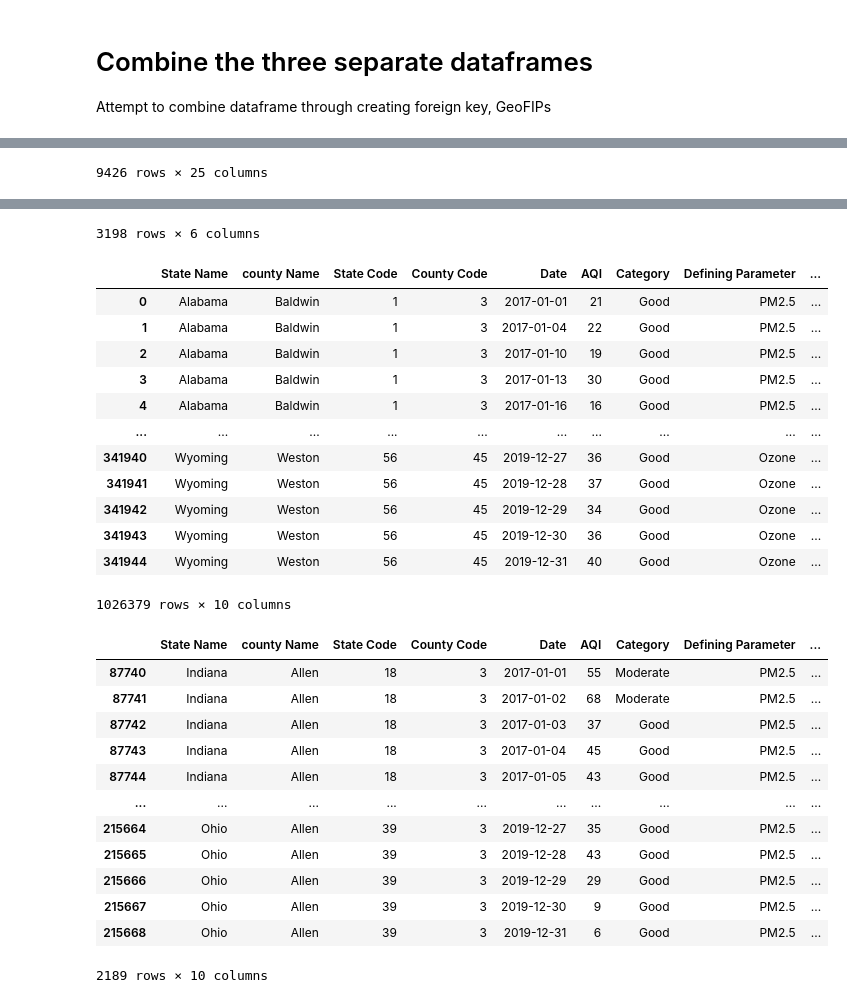
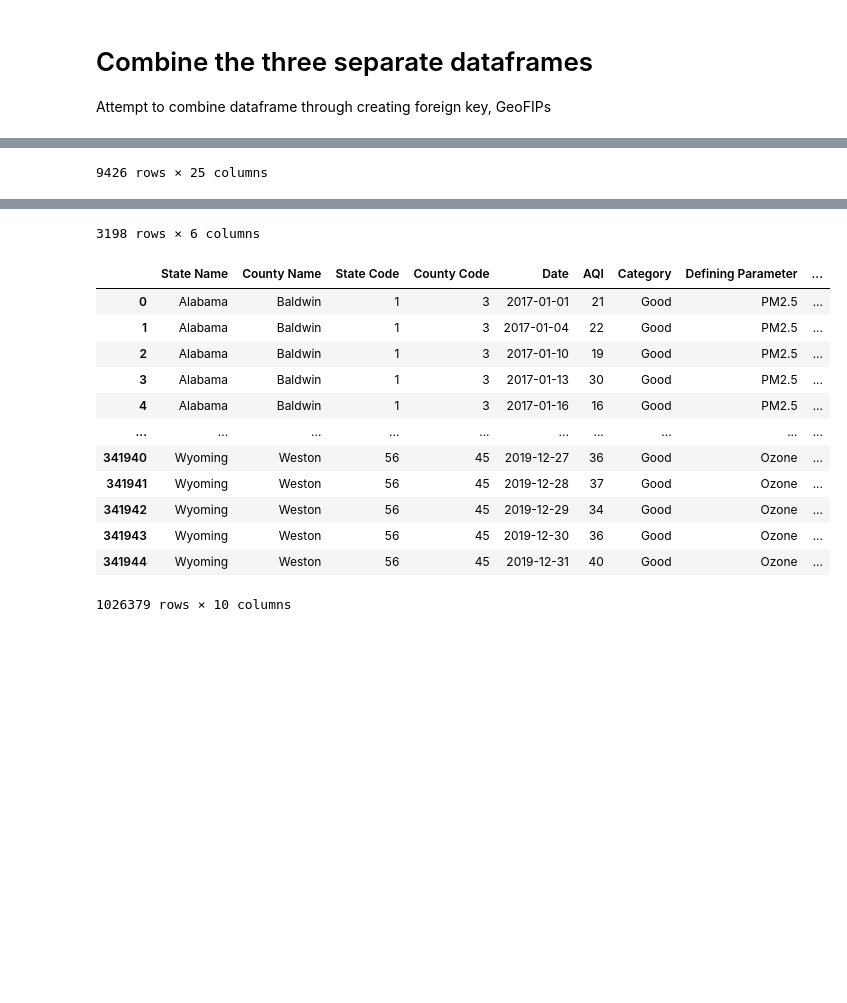
Before and after one commit to willkchan/Pollution-Forecast, a Jupyter notebook: src/preparation/Data_Wrangling.ipynb, the cells around one changed output, grey strips where cells are left out. Cells and saved outputs as stored; diff of their text form; code cells hidden in the pictures; blank space fills up the shorter version.

```diff
--- a/src/preparation/Data_Wrangling.ipynb
+++ b/src/preparation/Data_Wrangling.ipynb
@@ -194,6 +194,7 @@ Combine the aqi pollution years together
 # daily_aqi_by_county_2017.Category.unique()
 # daily_aqi_by_county_2018.head()
 county_daily_aqi_by_2017_2019 = pd.concat([daily_aqi_by_county_2017, daily_aqi_by_county_2018, daily_aqi_by_county_2019], axis=0)
-# daily_aqi_by_county_2017
+
+county_daily_aqi_by_2017_2019.rename(columns={'county Name':'County Name'}, inplace=True)
 county_daily_aqi_by_2017_2019
 # %% [output]
@@ -232,0 +216,5 @@ memory usage: 86.1+ MB
+# %%
+# county_daily_aqi_by_2017_2019.info()
+type(county_daily_aqi_by_2017_2019.Date.values[1])
+county_daily_aqi_by_2017_2019.Date = pd.to_datetime(county_daily_aqi_by_2017_2019.Date)
+type(county_daily_aqi_by_2017_2019.Date.values[1])
@@ -268,10 +263,9 @@ county_ethnicities_2017_2019 = remove_col(county_ethnicities_2017_2019, 'AGEGRP'
 # %% [markdown]
 Need to reduce ethnicity columns by combining similar or dropping irrelevant columns
 # %%
-# find way to bin for every number of rows
-ethnicites = list(county_ethnicities_2017_2019.iloc[:, 20:29])
-ethnicites.extend(list(county_ethnicities_2017_2019.iloc[:, 32:54]))
-ethnicites.extend(list(county_ethnicities_2017_2019.iloc[:, 56:]))
-county_ethnicities_2017_2019 = remove_col(county_ethnicities_2017_2019, ethnicites)
+ethnicities = list(county_ethnicities_2017_2019.iloc[:, 20:29])
+ethnicities.extend(list(county_ethnicities_2017_2019.iloc[:, 32:54]))
+ethnicities.extend(list(county_ethnicities_2017_2019.iloc[:, 56:]))
+county_ethnicities_2017_2019 = remove_col(county_ethnicities_2017_2019, ethnicities)
 
 # can add columns
@@ -298,37 +292,36 @@ Attempt to combine dataframe through creating foreign key, GeoFIPs
 display(county_ethnicities_2017_2019)
 display(county_personal_incomes_2017_2019)
 display(county_daily_aqi_by_2017_2019)
-display(county_daily_aqi_by_2017_2019.loc[county_daily_aqi_by_2017_2019['county Name'] == 'Allen'])
 # print(county_ethnicities_2017_2019.loc[county_ethnicities_2017_2019.COUNTY == 3])
 # make a foreign key to link them all up
 # %% [output]
 |  | STATE | COUNTY | STNAME | CTYNAME | YEAR | TOT_POP | TOT_MALE | TOT_FEMALE | WA_MALE | WA_FEMALE | ... |
 | 0 | 1 | 1 | Alabama | Autauga County | 10 | 55390 | 27010 | 28380 | 20876 | 21705 | ... |
 | 19 | 1 | 1 | Alabama | Autauga County | 11 | 55533 | 27006 | 28527 | 20917 | 21749 | ... |
 | 38 | 1 | 1 | Alabama | Autauga County | 12 | 55869 | 27092 | 28777 | 20878 | 21729 | ... |
 | 57 | 1 | 3 | Alabama | Baldwin County | 10 | 212521 | 103218 | 109303 | 90360 | 95215 | ... |
 | 76 | 1 | 3 | Alabama | Baldwin County | 11 | 217855 | 105702 | 112153 | 92613 | 97815 | ... |
 | ... | ... | ... | ... | ... | ... | ... | ... | ... | ... | ... | ... |
 | 178999 | 56 | 43 | Wyoming | Washakie County | 11 | 7877 | 3984 | 3893 | 3781 | 3670 | ... |
 | 179018 | 56 | 43 | Wyoming | Washakie County | 12 | 7805 | 3963 | 3842 | 3759 | 3618 | ... |
 | 179037 | 56 | 45 | Wyoming | Weston County | 10 | 6968 | 3660 | 3308 | 3447 | 3111 | ... |
 | 179056 | 56 | 45 | Wyoming | Weston County | 11 | 6924 | 3627 | 3297 | 3401 | 3073 | ... |
 | 179075 | 56 | 45 | Wyoming | Weston County | 12 | 6927 | 3624 | 3303 | 3392 | 3062 | ... |
 9426 rows × 25 columns
 |  | GeoFIPS | GeoName | Region | Year 2017 (thousands of dollars) | Year 2018 (thousands of dollars) | Year 2019 (thousands of dollars) |
 | 0 | "00000" | United States |  | 1.693758e+10 | 1.783926e+10 | 1.854226e+10 |
 | 3 | "01000" | Alabama | 5 | 1.999998e+08 | 2.087527e+08 | 2.164490e+08 |
 | 6 | "01001" | Autauga, AL | 5 | 2.276561e+06 | 2.360366e+06 | 2.453617e+06 |
 | 9 | "01003" | Baldwin, AL | 5 | 9.471242e+06 | 1.006597e+07 | 1.060026e+07 |
 | 12 | "01005" | Barbour, AL | 5 | 8.381840e+05 | 8.721890e+05 | 8.828340e+05 |
 | ... | ... | ... | ... | ... | ... | ... |
 | 9579 | "94000" | Plains | 4 | 1.055029e+09 | 1.107630e+09 | 1.146515e+09 |
 | 9582 | "95000" | Southeast | 5 | 3.818755e+09 | 4.022276e+09 | 4.173677e+09 |
 | 9585 | "96000" | Southwest | 6 | 1.924648e+09 | 2.051027e+09 | 2.144764e+09 |
 | 9588 | "97000" | Rocky Mountain | 7 | 6.029942e+08 | 6.476007e+08 | 6.803901e+08 |
 | 9591 | "98000" | Far West | 8 | 3.279058e+09 | 3.472097e+09 | 3.634009e+09 |
 3198 rows × 6 columns
-|  | State Name | county Name | State Code | County Code | Date | AQI | Category | Defining Parameter | ... |
+|  | State Name | County Name | State Code | County Code | Date | AQI | Category | Defining Parameter | ... |
 | 0 | Alabama | Baldwin | 1 | 3 | 2017-01-01 | 21 | Good | PM2.5 | ... |
 | 1 | Alabama | Baldwin | 1 | 3 | 2017-01-04 | 22 | Good | PM2.5 | ... |
 | 2 | Alabama | Baldwin | 1 | 3 | 2017-01-10 | 19 | Good | PM2.5 | ... |
@@ -341,19 +334,6 @@ display(county_daily_aqi_by_2017_2019.loc[county_daily_aqi_by_2017_2019['county
 | 341943 | Wyoming | Weston | 56 | 45 | 2019-12-30 | 36 | Good | Ozone | ... |
 | 341944 | Wyoming | Weston | 56 | 45 | 2019-12-31 | 40 | Good | Ozone | ... |
 1026379 rows × 10 columns
-|  | State Name | county Name | State Code | County Code | Date | AQI | Category | Defining Parameter | ... |
-| 87740 | Indiana | Allen | 18 | 3 | 2017-01-01 | 55 | Moderate | PM2.5 | ... |
-| 87741 | Indiana | Allen | 18 | 3 | 2017-01-02 | 68 | Moderate | PM2.5 | ... |
-| 87742 | Indiana | Allen | 18 | 3 | 2017-01-03 | 37 | Good | PM2.5 | ... |
-| 87743 | Indiana | Allen | 18 | 3 | 2017-01-04 | 45 | Good | PM2.5 | ... |
-| 87744 | Indiana | Allen | 18 | 3 | 2017-01-05 | 43 | Good | PM2.5 | ... |
-| ... | ... | ... | ... | ... | ... | ... | ... | ... | ... |
-| 215664 | Ohio | Allen | 39 | 3 | 2019-12-27 | 35 | Good | PM2.5 | ... |
-| 215665 | Ohio | Allen | 39 | 3 | 2019-12-28 | 43 | Good | PM2.5 | ... |
-| 215666 | Ohio | Allen | 39 | 3 | 2019-12-29 | 29 | Good | PM2.5 | ... |
-| 215667 | Ohio | Allen | 39 | 3 | 2019-12-30 | 9 | Good | PM2.5 | ... |
-| 215668 | Ohio | Allen | 39 | 3 | 2019-12-31 | 6 | Good | PM2.5 | ... |
-2189 rows × 10 columns
 # %%
 # need to make a foreign key for ethnicity and aqi
 state_ethn = county_ethnicities_2017_2019.STATE.astype(str).values
```
Also changed, not shown: parts of 20 cells of this notebook.
